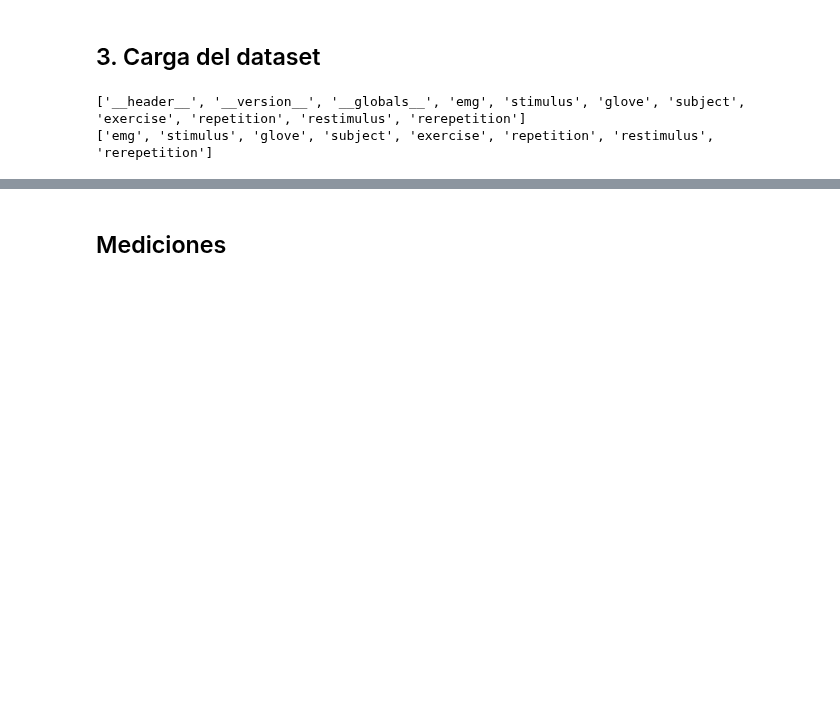
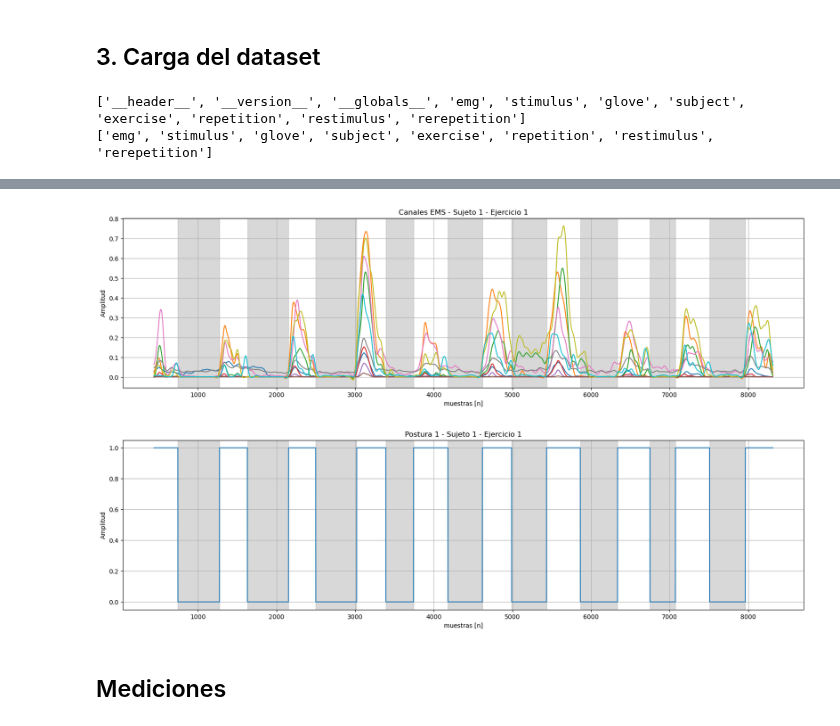
Before and after one commit to repos-especializacion-UdeA/trabajo-final_AA1, a Jupyter notebook: notebooks_pasos_previos/exploracion_preliminar.ipynb, the cells around one changed output, grey strips where cells are left out. Cells and saved outputs as stored; diff of their text form; code cells hidden in the pictures; blank space fills up the shorter version.

```diff
--- a/notebooks_pasos_previos/exploracion_preliminar.ipynb
+++ b/notebooks_pasos_previos/exploracion_preliminar.ipynb
@@ -332,0 +208,5 @@ print(indice_numero(labels[0], 1))
+# %%
+# perform 2-order 1Hz low-pass filter
+emgs_df_filt =  filter_signal(df_s1_e1.iloc[:,0:10])
+df_s1_e1_filt =  pd.concat([emgs_df_filt, df_repetition , df_restimulus], axis=1)
+df_s1_e1_filt.head()
@@ -333,3 +220,22 @@ print(indice_numero(labels[0], 1))
+# %%
+graficar_medida2(df_s1_e1_filt,
+                 columnas = df_s1_e1_filt.columns[0:10],
+                 labels = df_s1_e1_filt['label'],
+                 num = 1,
+                 fs = None,
+                 titulo="Canales EMS - Sujeto 1 - Ejercicio 1"
+                 )
+
+graficar_medida2(df_s1_e1_filt,
+                 columnas = ['label'],
+                 labels = df_s1_e1_filt['label'],
+                 num = 1,
+                 fs = None,
+                 titulo="Postura 1 - Sujeto 1 - Ejercicio 1"
+                 )
+# %% [output]
+[figure, added]
+[figure, added]
 # %% [markdown]
 ## Mediciones
 # %% [markdown]
```
Also changed, not shown: parts of 22 cells of this notebook, 1 other file.
